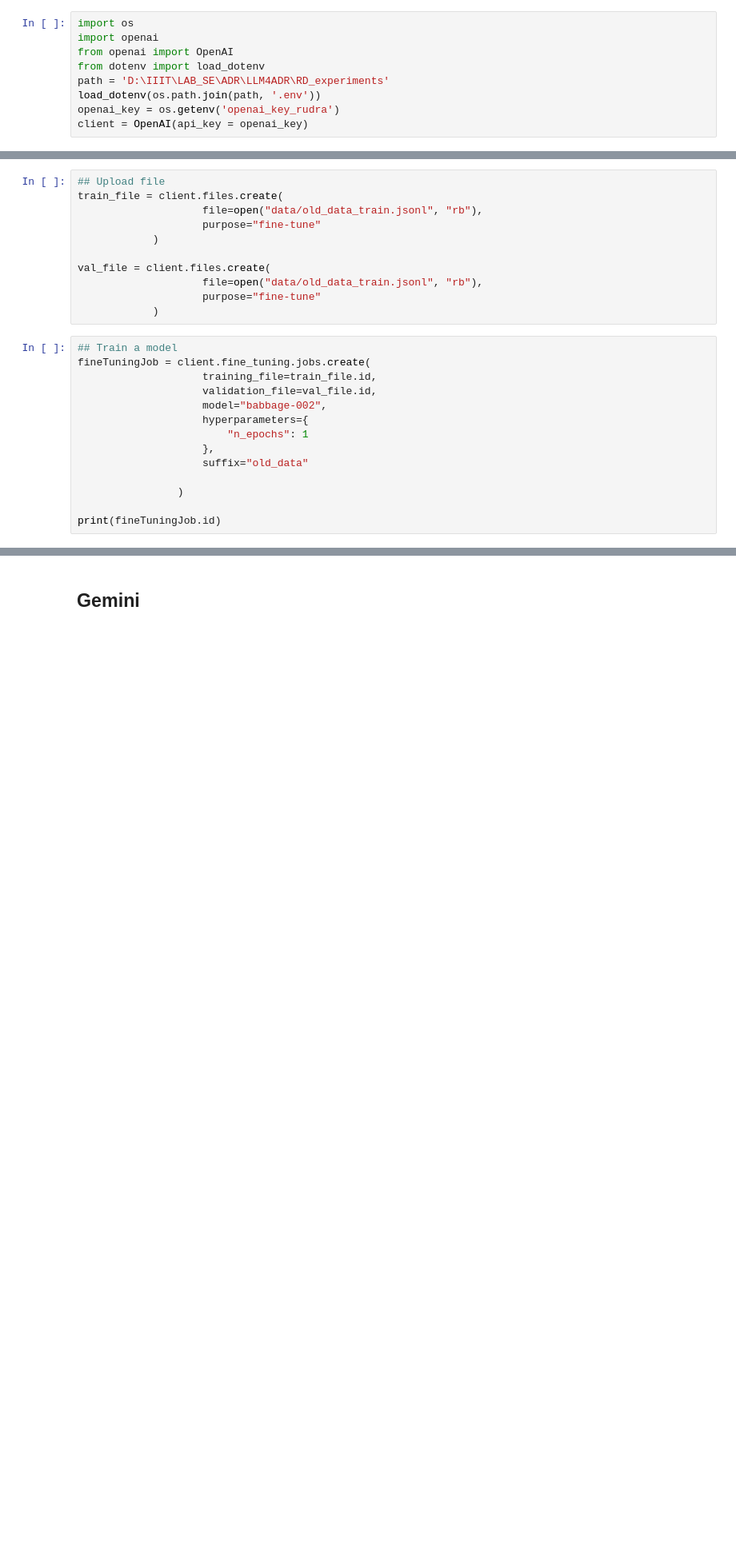
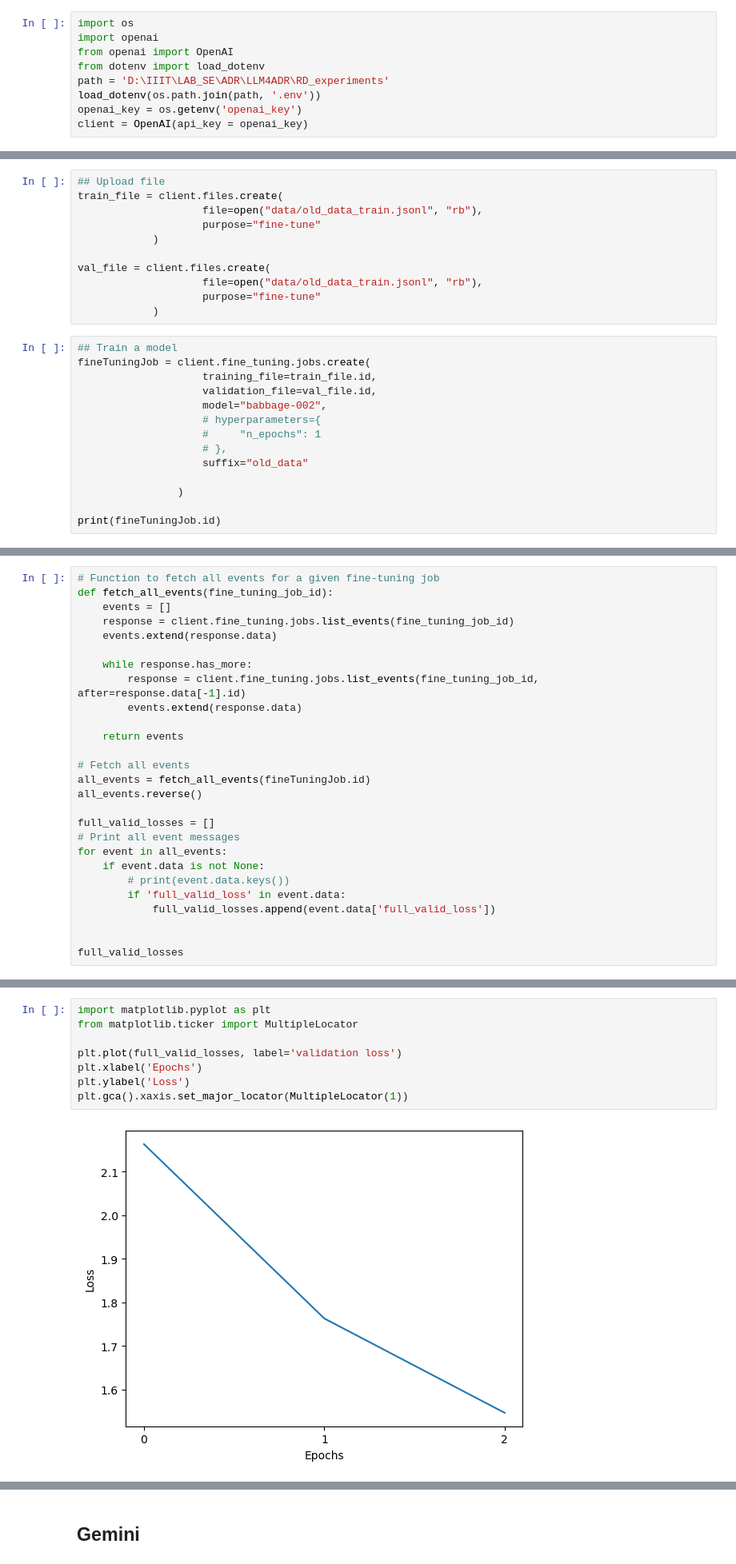
Before and after one commit to sa4s-serc/LLM4ADR, a Jupyter notebook: RD_experiments/api_finetuning.ipynb, the cells around one changed output, grey strips where cells are left out. Shown at 80% size. Drawn from its saved outputs; the diff is of its cells as text; blank space fills up the shorter version.

```diff
--- a/RD_experiments/api_finetuning.ipynb
+++ b/RD_experiments/api_finetuning.ipynb
@@ -11,7 +11,7 @@ from openai import OpenAI
 from dotenv import load_dotenv
 path = 'D:\IIIT\LAB_SE\ADR\LLM4ADR\RD_experiments'
 load_dotenv(os.path.join(path, '.env'))
-openai_key = os.getenv('openai_key_rudra')
+openai_key = os.getenv('openai_key')
 client = OpenAI(api_key = openai_key)
 # %%
 ## Load the data and slpit. Only in training time
@@ -45,9 +51,9 @@ fineTuningJob = client.fine_tuning.jobs.create(
                     training_file=train_file.id,
                     validation_file=val_file.id,
                     model="babbage-002",
-                    hyperparameters={
-                        "n_epochs": 1
-                    },
+                    # hyperparameters={
+                    #     "n_epochs": 1
+                    # },
                     suffix="old_data"
 
                 )
@@ -81,0 +97,27 @@ ft:babbage-002:personal:old-data:9SA8Dmml
+# %%
+# Function to fetch all events for a given fine-tuning job
+def fetch_all_events(fine_tuning_job_id):
+    events = []
+    response = client.fine_tuning.jobs.list_events(fine_tuning_job_id)
+    events.extend(response.data)
+
+    while response.has_more:
+        response = client.fine_tuning.jobs.list_events(fine_tuning_job_id, after=response.data[-1].id)
+        events.extend(response.data)
+
+    return events
+
+# Fetch all events
+all_events = fetch_all_events(fineTuningJob.id)
+all_events.reverse()
+
+full_valid_losses = []
+# Print all event messages
+for event in all_events:
+    if event.data is not None:
+        # print(event.data.keys())
+        if 'full_valid_loss' in event.data:
+            full_valid_losses.append(event.data['full_valid_loss'])
+
+
+full_valid_losses
@@ -82,3 +126,13 @@ ft:babbage-002:personal:old-data:9SA8Dmml
+# %%
+import matplotlib.pyplot as plt
+from matplotlib.ticker import MultipleLocator
+
+plt.plot(full_valid_losses, label='validation loss')
+plt.xlabel('Epochs')
+plt.ylabel('Loss')
+plt.gca().xaxis.set_major_locator(MultipleLocator(1))
+# %% [output]
+[figure, added]
 # %%
 ## Load data for inferencing
 import pandas as pd
```
Also changed, not shown: parts of 8 cells of this notebook.
